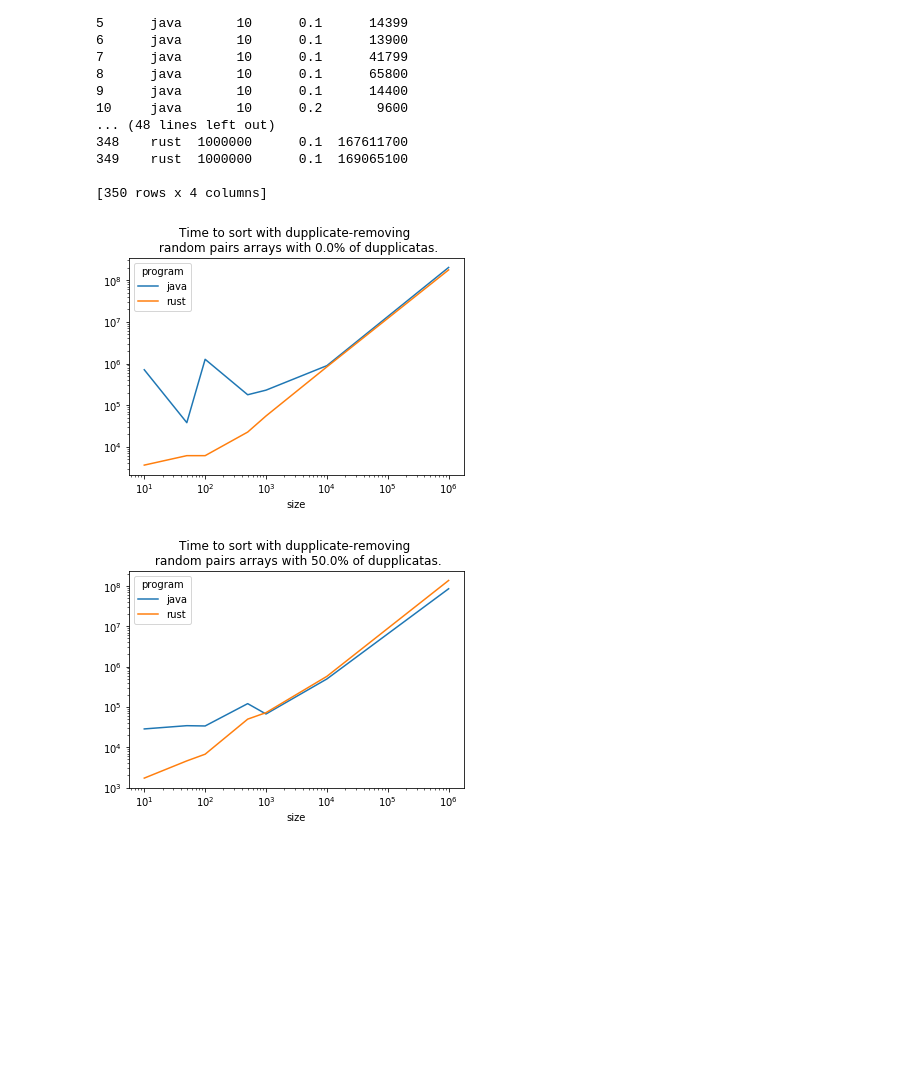
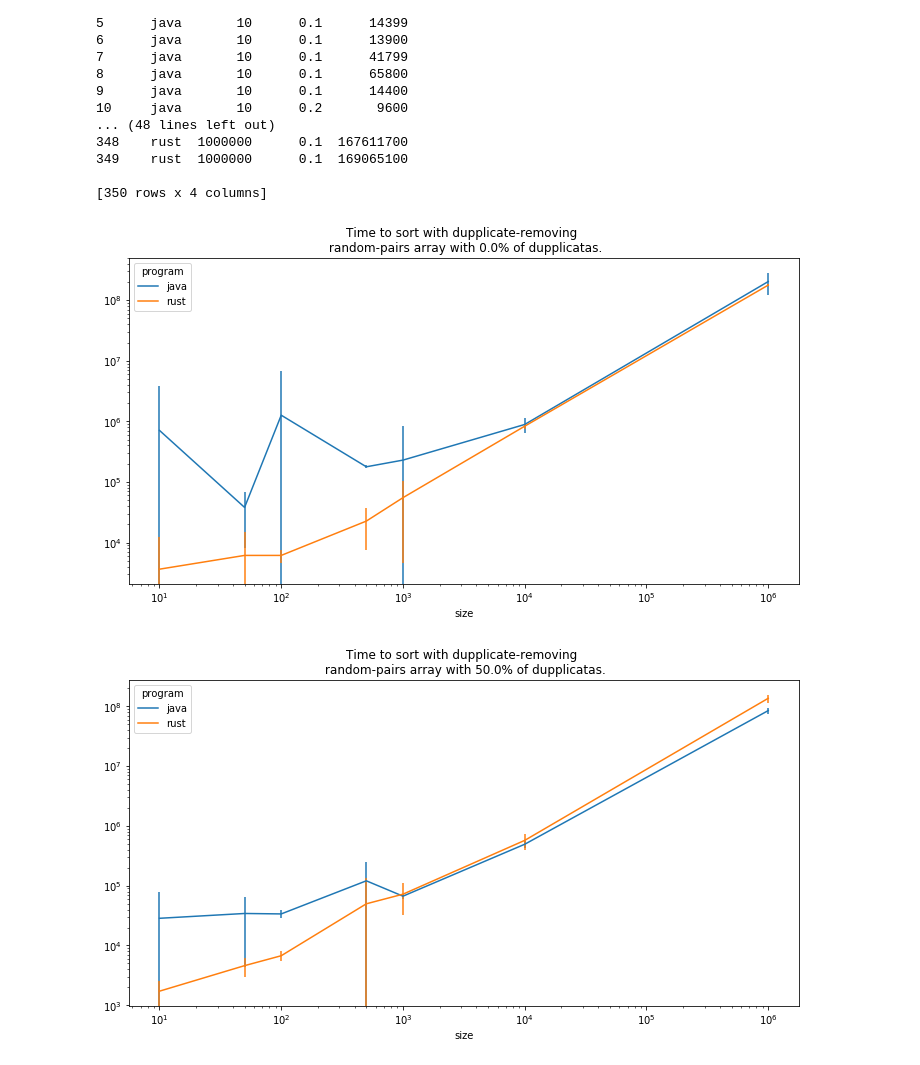
Before and after one commit to tbourg/inferrust_rs, a Jupyter notebook: benchmark/sort.ipynb, the cells around one changed output. Cells and saved outputs as stored; diff of their text form; code cells hidden in the pictures; blank space fills up the shorter version.

```diff
--- a/benchmark/sort.ipynb
+++ b/benchmark/sort.ipynb
@@ -26,11 +26,13 @@ program     size  entropy  time (ns)
 # %%
 
 entropies = list(set(df['entropy']))
 for entropy in entropies:
     data = df[df['entropy']==entropy].groupby(['program','size'])
     means = data['time (ns)'].mean().unstack().transpose()
-    ax = means.plot(title='Time to sort with dupplicate-removing \n random pairs arrays with {}% of dupplicatas.'.format(entropy*100),loglog=True)
+    stdev = data['time (ns)'].std().unstack().transpose()
+    ax = means.plot(yerr=2*stdev,title='Time to sort with dupplicate-removing \n random-pairs array with {}% of dupplicatas.'.format(entropy*100),loglog=True,figsize=(12,6))
+    ax.get_figure().savefig("sort_{}.png".format(entropy))
     ax
 # %% [output]
-[figure, old version]
+[figure, new version]
-[figure, old version]
+[figure, new version]
```
Also changed, not shown: parts of 1 cell of this notebook, 17 other files.
